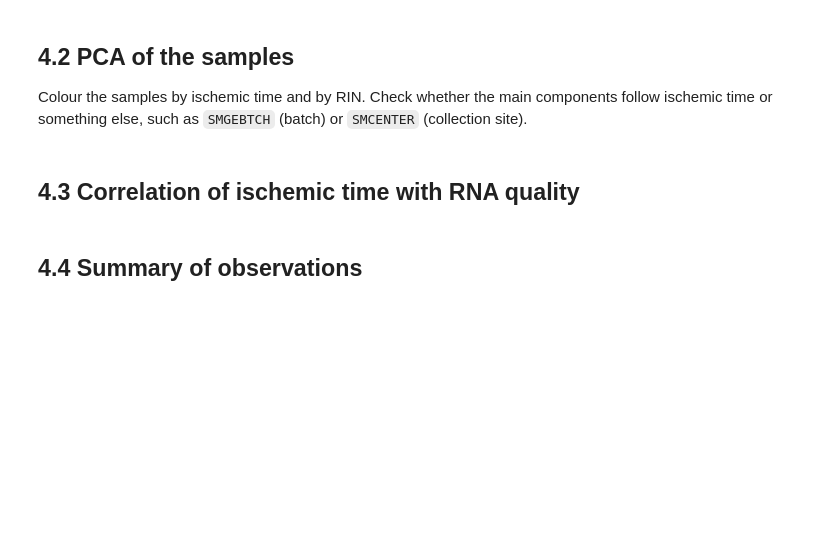
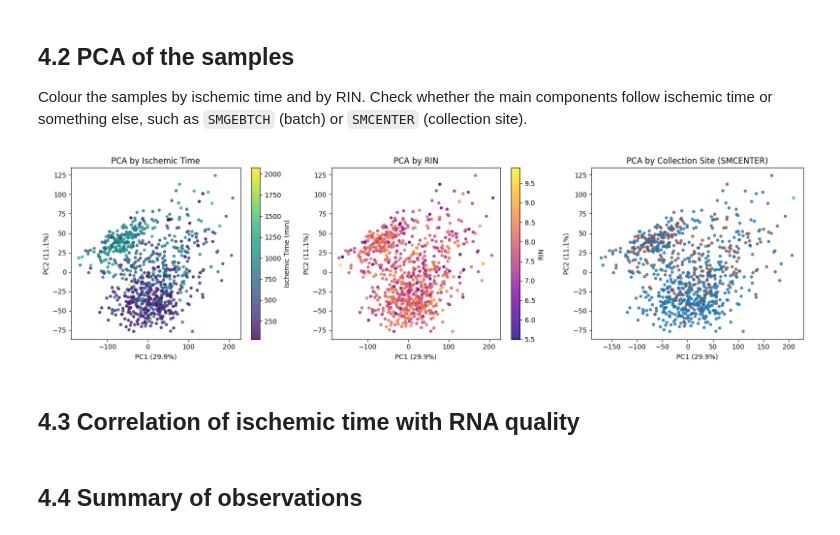
Before and after one commit to Vinit-Rabadiya/pmi-gene-expression-analysis, a Jupyter notebook: bioinformatics_pmi_gene_expression_analysis.ipynb, the cells around one changed output. Saved outputs shown, nothing was run; the diff lists cells and outputs as text; code cells hidden in the pictures; blank space fills up the shorter version.

```diff
--- a/bioinformatics_pmi_gene_expression_analysis.ipynb
+++ b/bioinformatics_pmi_gene_expression_analysis.ipynb
@@ -550,3 +589,32 @@ Colour the samples by ischemic time and by RIN. Check whether the main component
+# %%
+from sklearn.decomposition import PCA
+from sklearn.preprocessing import StandardScaler
+
+X_scaled = StandardScaler().fit_transform(expr_log.T)
+pca = PCA(n_components=2, random_state=SEED)
+pcs = pca.fit_transform(X_scaled)
+var_exp = pca.explained_variance_ratio_ * 100
+
+fig, axes = plt.subplots(1, 3, figsize=(16, 4.5))
+
+sc1 = axes[0].scatter(pcs[:, 0], pcs[:, 1], c=meta['ischemic_min'], cmap='viridis', s=14, alpha=0.8)
+plt.colorbar(sc1, ax=axes[0], label='Ischemic Time (min)')
+axes[0].set(title='PCA by Ischemic Time', xlabel=f'PC1 ({var_exp[0]:.1f}%)', ylabel=f'PC2 ({var_exp[1]:.1f}%)')
+
+sc2 = axes[1].scatter(pcs[:, 0], pcs[:, 1], c=meta['rin'], cmap='plasma', s=14, alpha=0.8)
+plt.colorbar(sc2, ax=axes[1], label='RIN')
+axes[1].set(title='PCA by RIN', xlabel=f'PC1 ({var_exp[0]:.1f}%)', ylabel=f'PC2 ({var_exp[1]:.1f}%)')
+
+if 'SMCENTER' in meta.columns:
+    centers = meta['SMCENTER'].fillna('Unknown').astype('category')
+    axes[2].scatter(pcs[:, 0], pcs[:, 1], c=centers.cat.codes, cmap='tab10', s=14, alpha=0.8)
+    axes[2].set(title='PCA by Collection Site (SMCENTER)', xlabel=f'PC1 ({var_exp[0]:.1f}%)', ylabel=f'PC2 ({var_exp[1]:.1f}%)')
+
+plt.tight_layout()
+plt.savefig(f'{PROCESSED}/stage4_2_pca.png', dpi=150)
+plt.show()
+# %% [output]
+[figure, added]
 # %% [markdown]
 ## 4.3 Correlation of ischemic time with RNA quality
 # %%
```
Also changed, not shown: parts of 12 cells of this notebook.
